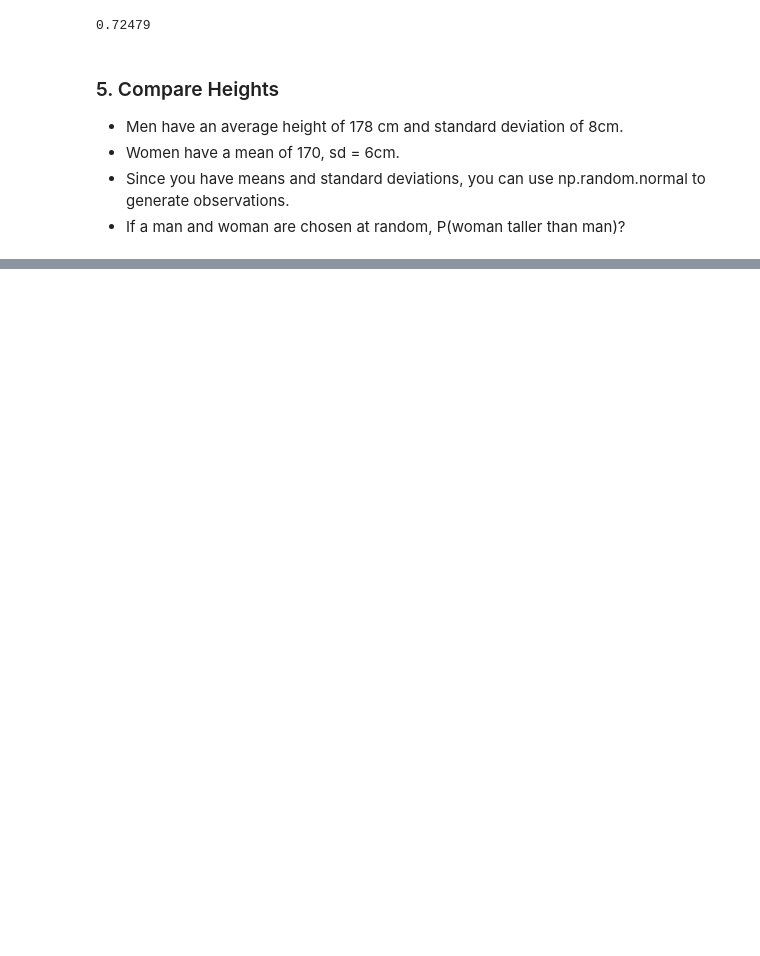
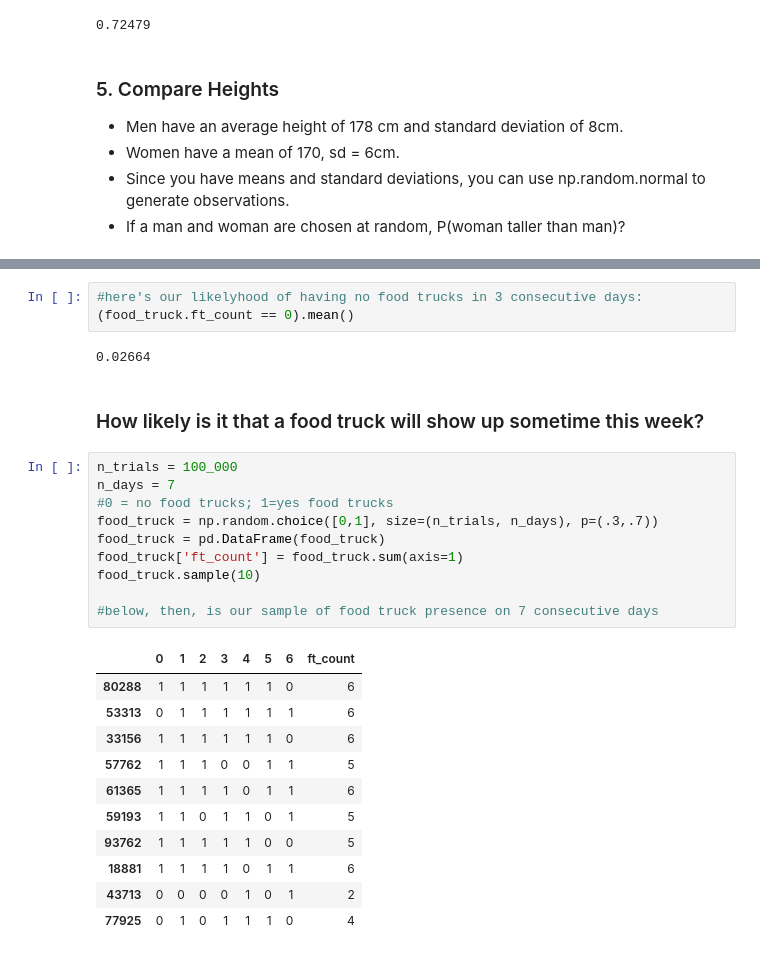
Before and after one commit to brianclements03/statistics-exercises, a Jupyter notebook: simulation.ipynb, the cells around one changed output, grey strips where cells are left out. Drawn from its saved outputs; the diff is of its cells as text; blank space fills up the shorter version.

```diff
--- a/simulation.ipynb
+++ b/simulation.ipynb
@@ -199,0 +386,29 @@ array([[2.31498356, 3.80299243, 4.04693461, 1.31504636, 4.83958929],
+# %%
+#here's our likelyhood of having no food trucks in 3 consecutive days:
+(food_truck.ft_count == 0).mean()
+# %% [output]
+0.02664
+# %% [markdown]
+### How likely is it that a food truck will show up sometime this week?
+# %%
+n_trials = 100_000
+n_days = 7
+#0 = no food trucks; 1=yes food trucks
+food_truck = np.random.choice([0,1], size=(n_trials, n_days), p=(.3,.7))
+food_truck = pd.DataFrame(food_truck)
+food_truck['ft_count'] = food_truck.sum(axis=1)
+food_truck.sample(10)
+
+#below, then, is our sample of food truck presence on 7 consecutive days
+# %% [output]
+|  | 0 | 1 | 2 | 3 | 4 | 5 | 6 | ft_count |
+| 80288 | 1 | 1 | 1 | 1 | 1 | 1 | 0 | 6 |
+| 53313 | 0 | 1 | 1 | 1 | 1 | 1 | 1 | 6 |
+| 33156 | 1 | 1 | 1 | 1 | 1 | 1 | 0 | 6 |
+| 57762 | 1 | 1 | 1 | 0 | 0 | 1 | 1 | 5 |
+| 61365 | 1 | 1 | 1 | 1 | 0 | 1 | 1 | 6 |
+| 59193 | 1 | 1 | 0 | 1 | 1 | 0 | 1 | 5 |
+| 93762 | 1 | 1 | 1 | 1 | 1 | 0 | 0 | 5 |
+| 18881 | 1 | 1 | 1 | 1 | 0 | 1 | 1 | 6 |
+| 43713 | 0 | 0 | 0 | 0 | 1 | 0 | 1 | 2 |
+| 77925 | 0 | 1 | 0 | 1 | 1 | 1 | 0 | 4 |
```
Also changed, not shown: parts of 37 cells of this notebook.
